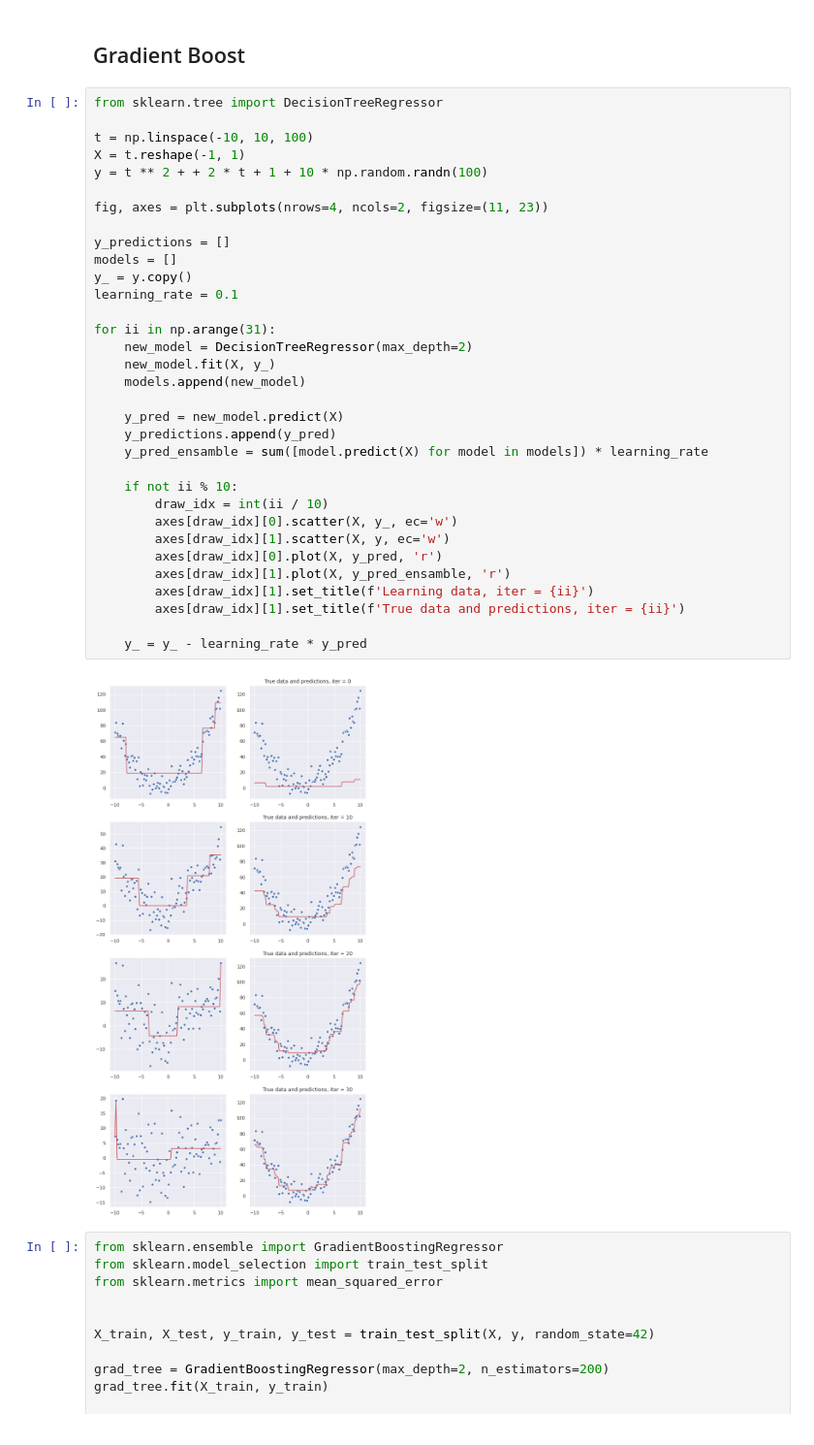
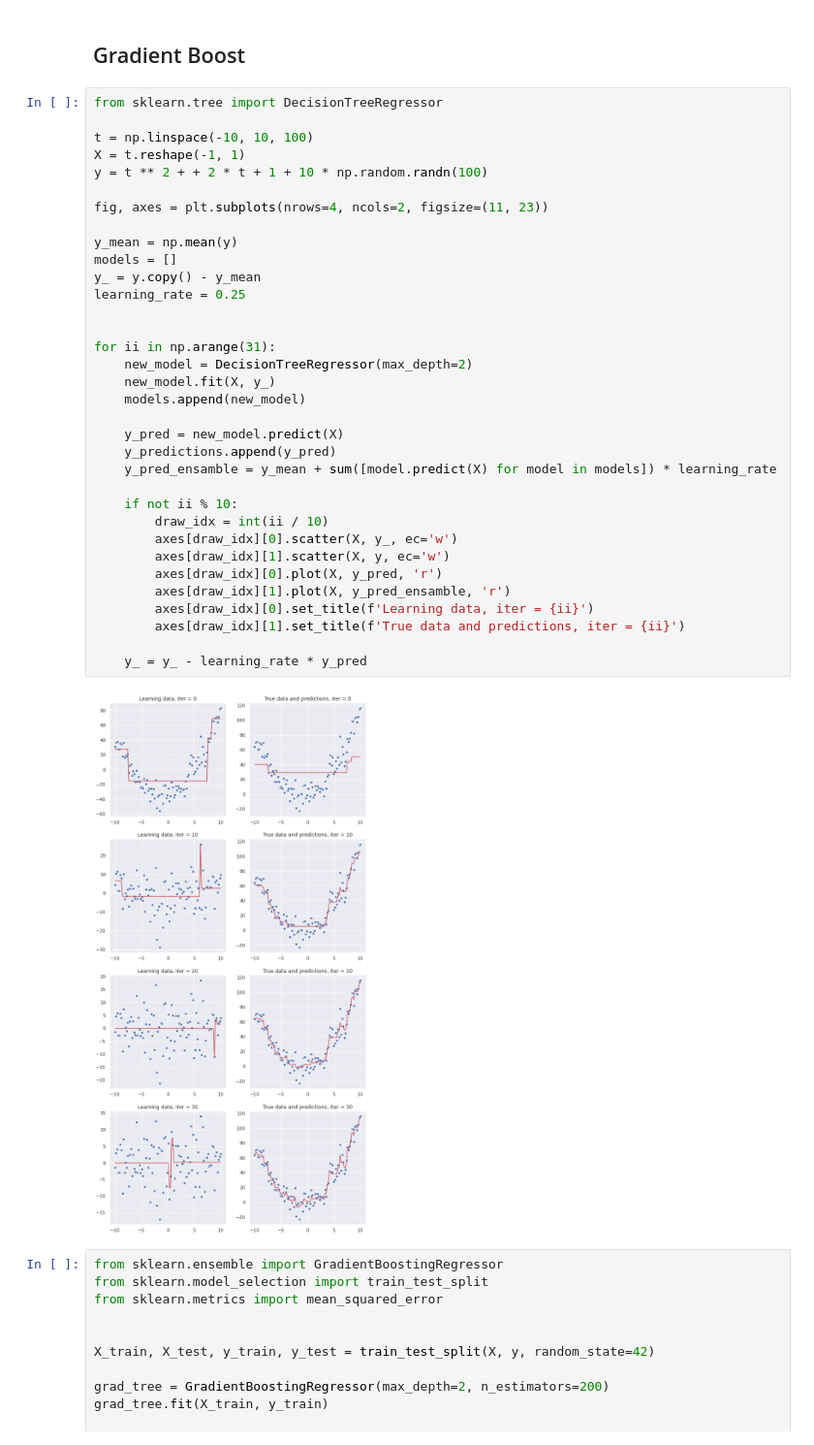
Before and after one commit to mzignis/hands_on_machine_learning, a Jupyter notebook: ensembe_methods/boosting.ipynb, the cells around one changed output. Shown at 97% size. Saved outputs shown, nothing was run; the diff lists cells and outputs as text.

```diff
--- a/ensembe_methods/boosting.ipynb
+++ b/ensembe_methods/boosting.ipynb
@@ -132,38 +132,39 @@ for learning_rate, ax in zip(learning_rates, axes):
 # %%
 from sklearn.tree import DecisionTreeRegressor
 
 t = np.linspace(-10, 10, 100)
 X = t.reshape(-1, 1)
 y = t ** 2 + + 2 * t + 1 + 10 * np.random.randn(100)
 
 fig, axes = plt.subplots(nrows=4, ncols=2, figsize=(11, 23))
 
-y_predictions = []
+y_mean = np.mean(y)
 models = []
-y_ = y.copy()
-learning_rate = 0.1
+y_ = y.copy() - y_mean
+learning_rate = 0.25
+
 
 for ii in np.arange(31):
     new_model = DecisionTreeRegressor(max_depth=2)
     new_model.fit(X, y_)
     models.append(new_model)
 
     y_pred = new_model.predict(X)
     y_predictions.append(y_pred)
-    y_pred_ensamble = sum([model.predict(X) for model in models]) * learning_rate
+    y_pred_ensamble = y_mean + sum([model.predict(X) for model in models]) * learning_rate
 
     if not ii % 10:
         draw_idx = int(ii / 10)
         axes[draw_idx][0].scatter(X, y_, ec='w')
         axes[draw_idx][1].scatter(X, y, ec='w')
         axes[draw_idx][0].plot(X, y_pred, 'r')
         axes[draw_idx][1].plot(X, y_pred_ensamble, 'r')
-        axes[draw_idx][1].set_title(f'Learning data, iter = {ii}')
+        axes[draw_idx][0].set_title(f'Learning data, iter = {ii}')
         axes[draw_idx][1].set_title(f'True data and predictions, iter = {ii}')
 
     y_ = y_ - learning_rate * y_pred
 # %% [output]
-[figure, old version]
+[figure, new version]
 # %%
 from sklearn.ensemble import GradientBoostingRegressor
 from sklearn.model_selection import train_test_split
```
Also changed, not shown: 1 other file.
